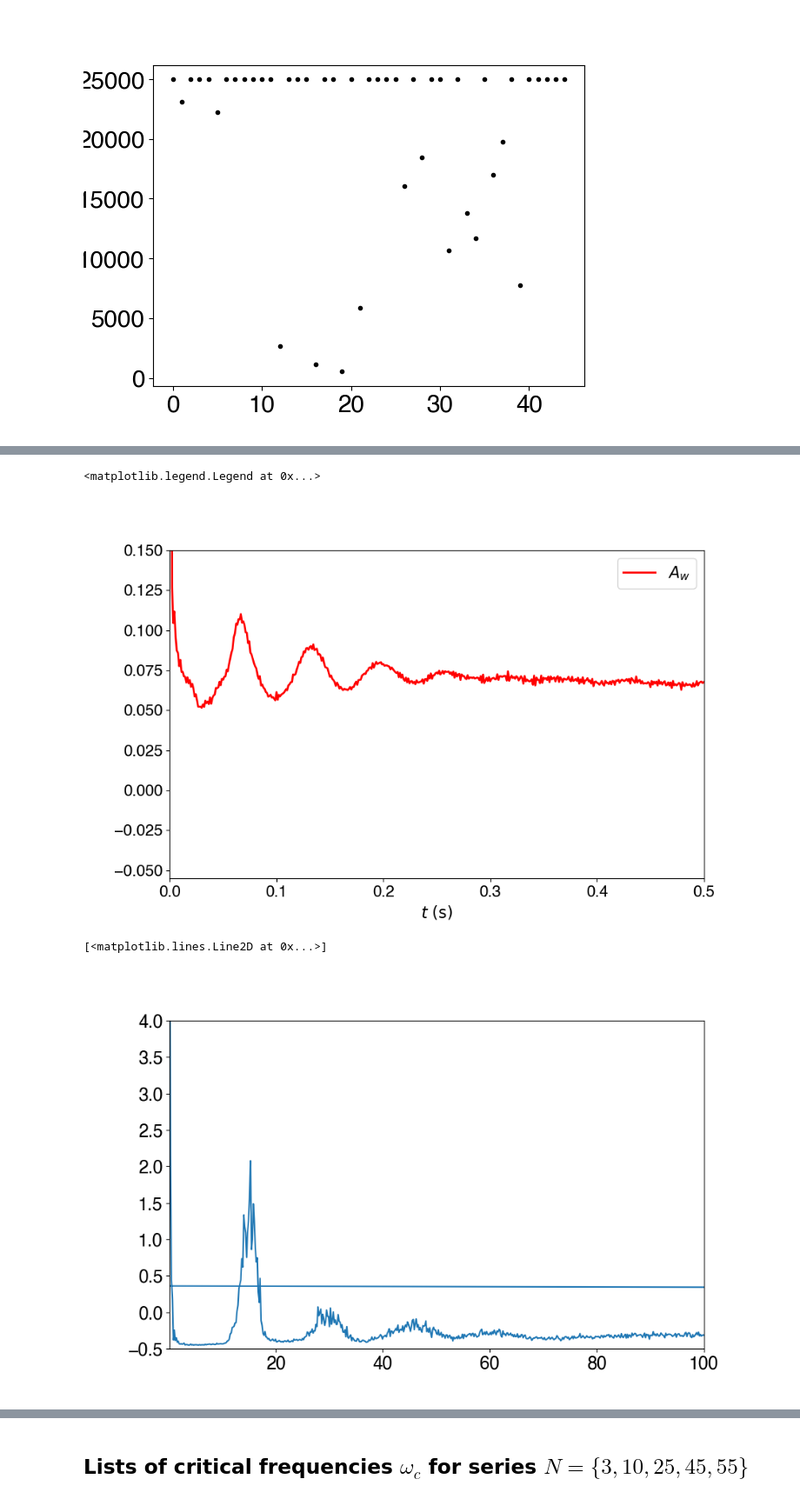
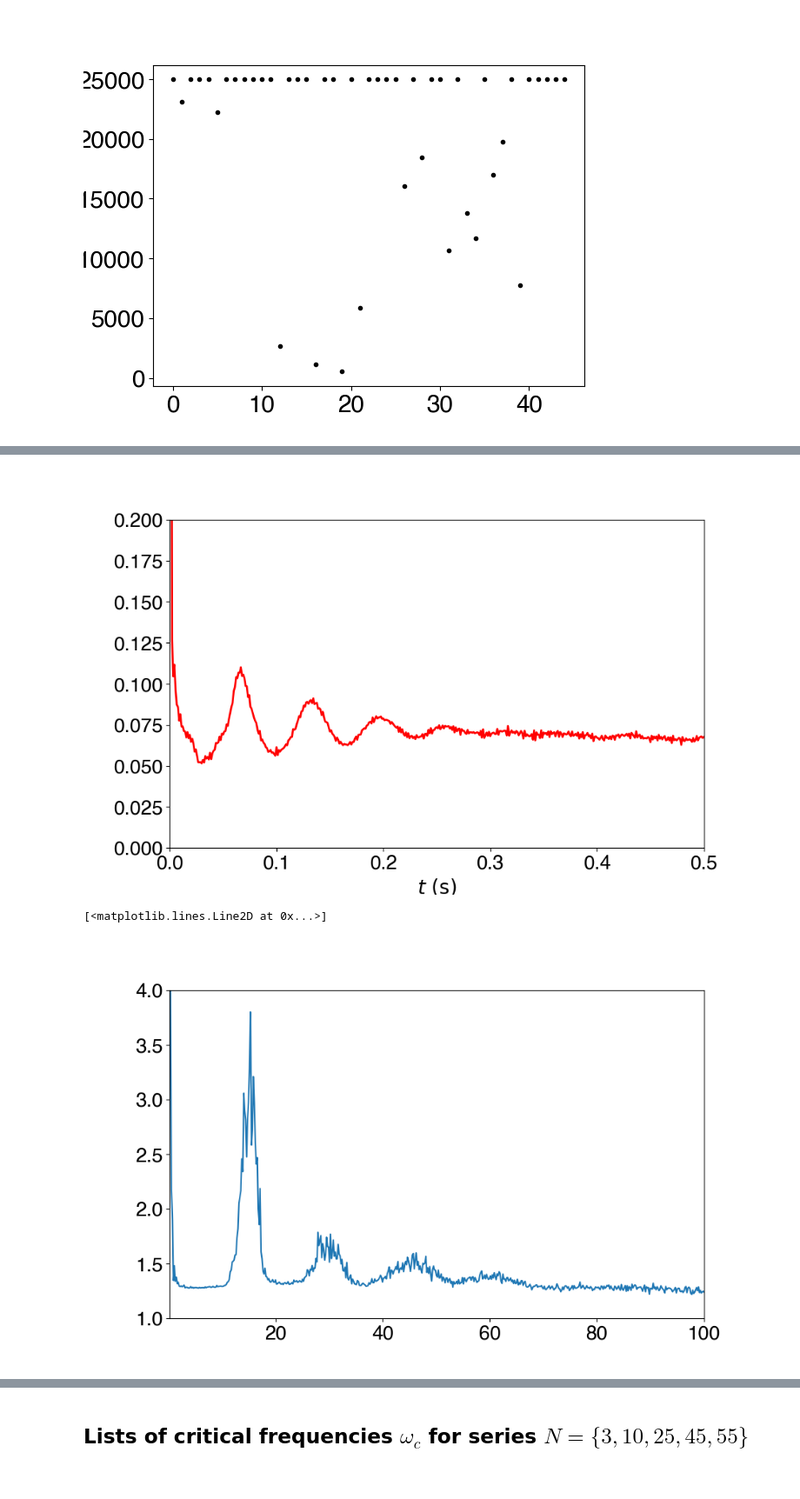
Before and after one commit to fvegar/blades, a Jupyter notebook: correlations_matrix.ipynb, the cells around one changed output, grey strips where cells are left out. Shown at 87% size. Cells and saved outputs as stored; diff of their text form; code cells hidden in the pictures.

```diff
--- a/correlations_matrix.ipynb
+++ b/correlations_matrix.ipynb
@@ -79,6 +74,6 @@ This 'simple_pickle_read' takes a pkl.xz file _hash prefix_ hash code, and which
 # %%
-def pdisplay(info):
-    display(HTML(info.T.to_html()))
+def pdisplay(frame):
+    display(HTML(frame.to_html()))
 
 # This function reads pickle binary file (.pkl) with trajectories
 def get_info(series_directory, hash_prefix, silent):
@@ -97,29 +92,31 @@ def simple_pickle_read(series_directory, hash_prefix):
     nombre = '/home/fvega/Datos/blades/packing_fraction_0' + series_directory + '/ref_angle/' +  hash_prefix \
        + '.pkl.xz'
     tabla = pd.read_pickle(nombre, compression='infer')
-    tabla = tabla.reset_index(drop=True) # por si los indices salen desordenados
-    Nframes = np.max(tabla.frame)
-    Ntracks = np.max(tabla.track)+1
+    tabla = tabla.reset_index(drop=True) # order row indexes
+    tabla.drop(columns=['r']) # distance from center not needed
+    Nframes = np.max(tabla.frame) # no. of frames recorded
+    Ntracks = np.max(tabla.track) + 1 # no. of particles detected
     tabla = tabla.sort_values(by = ['frame', 'track']).reset_index(drop=True)
     print('\ndata table first rows: \n')
     pdisplay(tabla.head())
-    return tabla
+    return tabla # returns selected data table
 
 def get_ID( Npart, T_Temp, fps_value, experiments_list):
+    global experiments, selected_series, T_Temp_list, closest_exp
     experiments = read_ods(str(experiments_list), sheet=0)
     experiments = experiments[['ID', 'N', 'fps','Tt', 'w']][:115]
-    selected_exp = experiments[experiments.N==Npart]
-    selected_exp = selected_exp[selected_exp.fps==fps_value]
-    T_Temp_list = np.abs(experimentos.Tt.values - T_Temp)
+    selected_series = experiments[experiments.N==Npart]
+    selected_series = selected_series[selected_series.fps==fps_value]
+    T_Temp_list = np.abs(selected_series.Tt.values - T_Temp)
     closest_exp = np.where(T_Temp_list == np.min(T_Temp_list))[0][0]
-    selected_ID = selected_exp.ID.values[closest_exp]
+    selected_ID = selected_series.ID.values[closest_exp]
     print('experiment ID is: ', selected_ID)
-    print('\nExact Tt is: ', selected_exp.Tt.values[closest_exp])
+    print('\nExact Tt is: ', selected_series.Tt.values[closest_exp])
     return selected_ID
 
 def get_data(Npart, T_Temp, fps_value, experiments_list):
     ID = get_ID(N, Tt, fps, experiments_list)
-    print('\n[run "pdispay(info)" to print complete information on the selected experiment]\n')
+    print('\n[run "pdispay(info.T)" to print complete information on the selected experiment]\n')
     if Npart<10:
         prefix = '0'
     else:
@@ -127,7 +124,7 @@ def get_data(Npart, T_Temp, fps_value, experiments_list):
     return get_info(prefix + str(N), ID, True), simple_pickle_read( prefix + str(N), ID + '_w')
 # %%
 N = 45 # pick experiments series with N particles
-Tt = 0.45 # approximate value of Tt you want to read
+Tt = 2.5 # approximate value of Tt you want to read
 fps = 900 # chosen experiment movie fps rate (possible values: here, needs to be 900 always)
 experiments_list = '/home/fvega/Datos/blades/tabla_experimentos.ods' # path to the experiment list table
 
@@ -259,17 +249,16 @@ plt.close(4)
 # %%
-plt.figure(5,figsize=(6*ct.golden_ratio,6))
+# EXAMPLE OF SPIN AUTOCORRELATION FUNCTION
+plt.figure(1,figsize=(6*ct.golden_ratio,6))
 plt.xlabel(r'$t~\mathrm{(s)}$')
-plt.ylim(-0.055,0.15)
+plt.ylim(0,0.2)
 plt.xlim(0,0.5)
-#plt.xscale('log')
 Awt[0]=1
 Awt[1]=0.5
-plt.plot(t[0:],Awt[0:],c ='r', lw=2)
+plt.plot(t,Awt,c ='r', lw=2)
 Avt[0]=1
 Avt[1]=0.5
-#plt.plot(t[2:],Avt[2:], c='k', lw =2)
-plt.legend([r'$A_w$', r'$A_v$'])
+#plt.plot(t,Avt, c='k', lw =2) # In case of poltting velocities autocorrelations, uncomment this
+#plt.legend([r'$A_w$', r'$A_v$'])
 # %% [output]
-<matplotlib.legend.Legend at 0x...>
-[figure, old version]
+[figure, new version]
 # %%
@@ -277,9 +266,10 @@ plt.close(5)
 # %%
-plt.figure(6, figsize=(6*ct.golden_ratio, 6))
+# EXAMPLE OF FFT OF THE SPIN AUTOCORRELATION FUNCTION
+plt.figure(2, figsize=(6*ct.golden_ratio, 6))
 plt.xlim(0.2,100)
-plt.ylim(-0.5, 4)
+plt.ylim(1, 4)
 plt.plot( fftfreq(5000,d=1/info.fps[0]), np.real(fft(Awt[:5000])) )
 # %% [output]
 [<matplotlib.lines.Line2D at 0x...>]
-[figure, old version]
+[figure, new version]
 # %%
```
Also changed, not shown: parts of 31 cells of this notebook.
